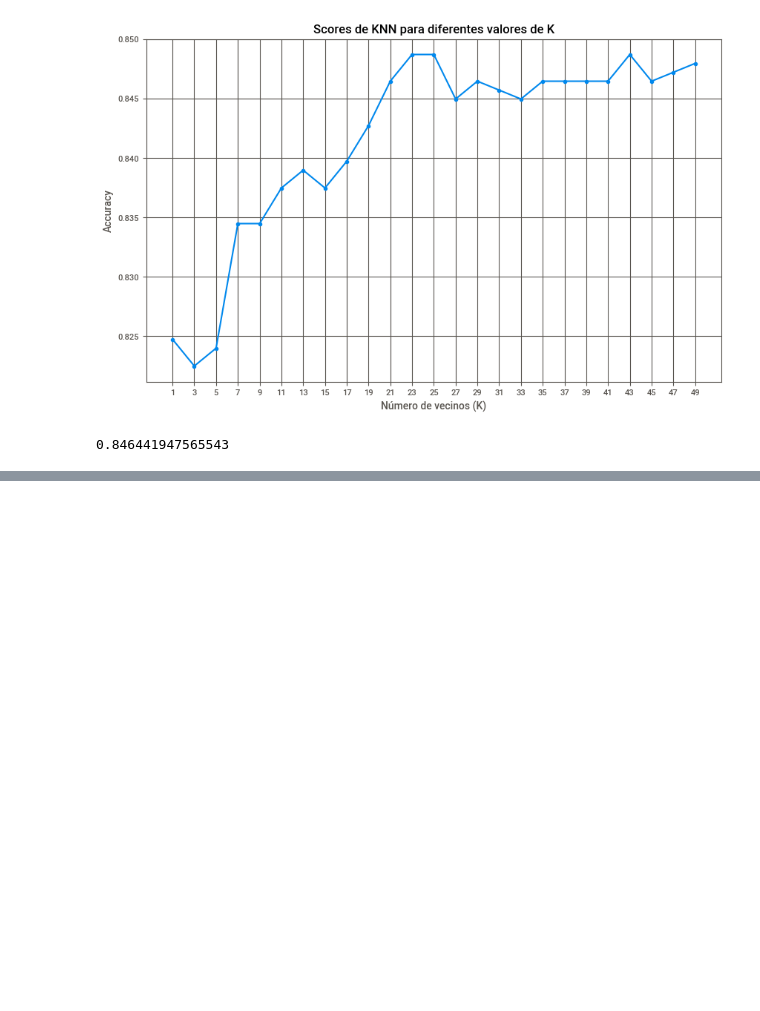
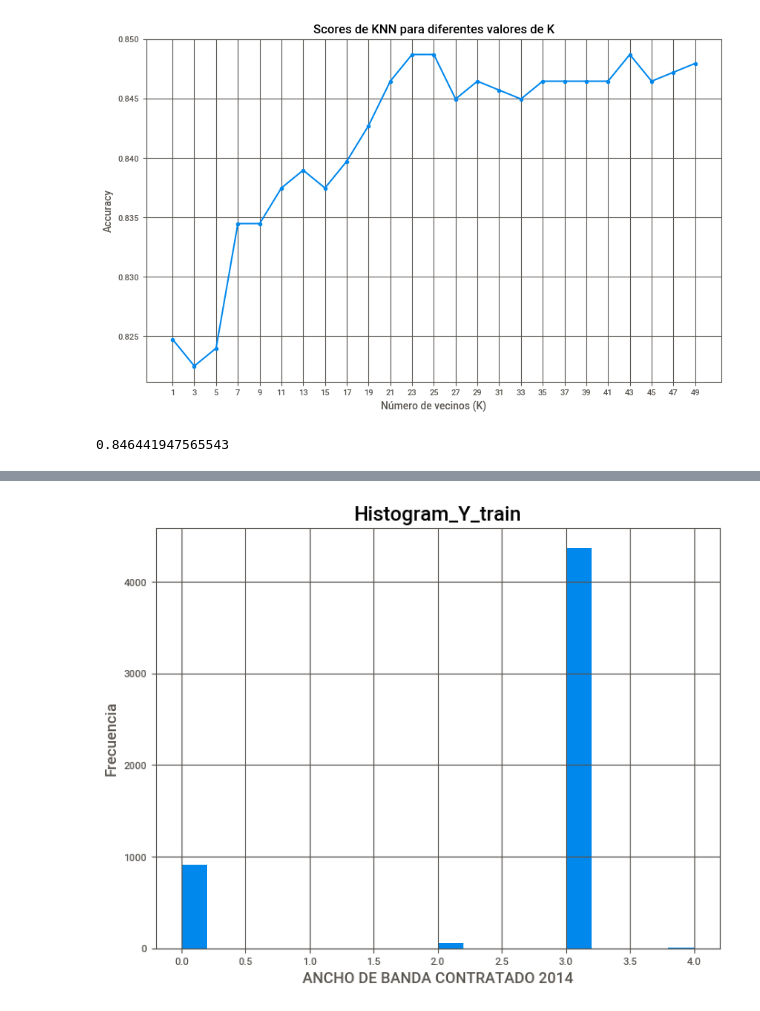
Before and after one commit to XTEP63/Conection_Points_Jalisco, a Jupyter notebook: notebooks/my_proyect.ipynb, the cells around one changed output, grey strips where cells are left out. Cells and saved outputs as stored; diff of their text form; code cells hidden in the pictures; blank space fills up the shorter version.

```diff
--- a/notebooks/my_proyect.ipynb
+++ b/notebooks/my_proyect.ipynb
@@ -339,0 +375,13 @@ clf.score(X_test,y_test)
+# %%
+columna_seleccionada = 'ANCHO DE BANDA CONTRATADO 2014'
+
+plt.figure(figsize=(8, 6))
+plt.hist(y_train, bins=20)
+plt.title(f'Histogram_Y_train', fontsize=16)
+plt.xlabel(columna_seleccionada, fontsize=12)
+plt.ylabel('Frecuencia', fontsize=12)
+plt.grid(True)
+plt.savefig('../reports/figures/histograms_y_train.png')
+plt.show()
+# %% [output]
+[figure, added]
```
Also changed, not shown: parts of 11 cells of this notebook, 5 other files.
